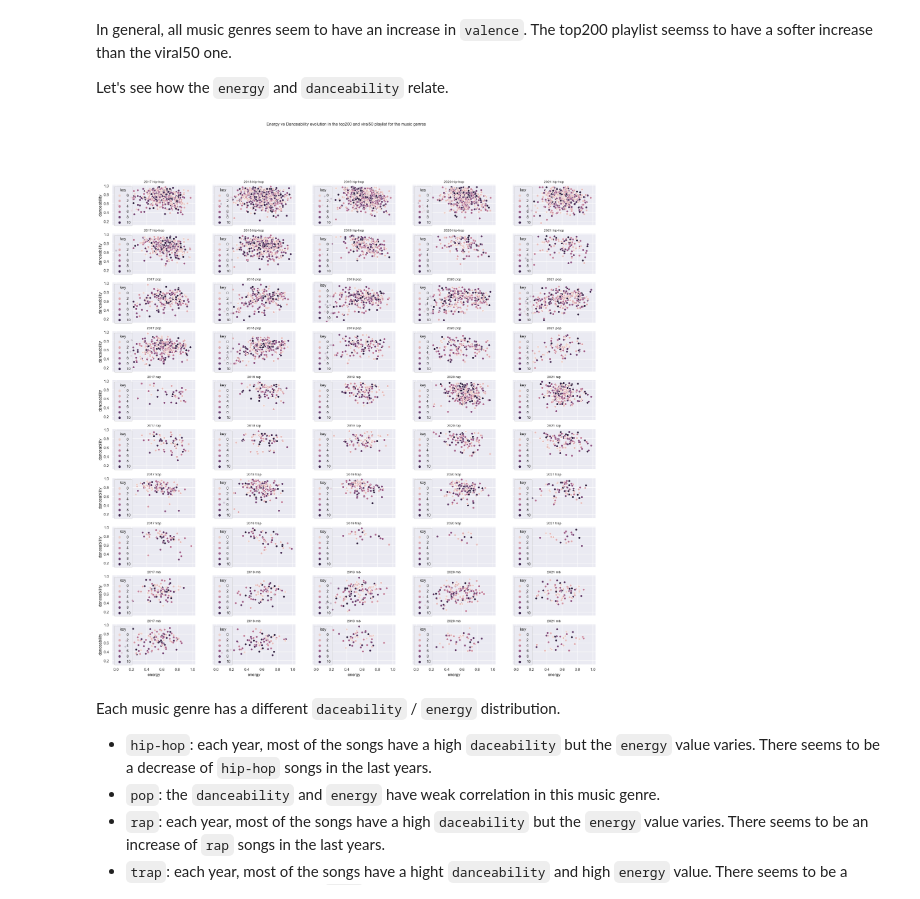
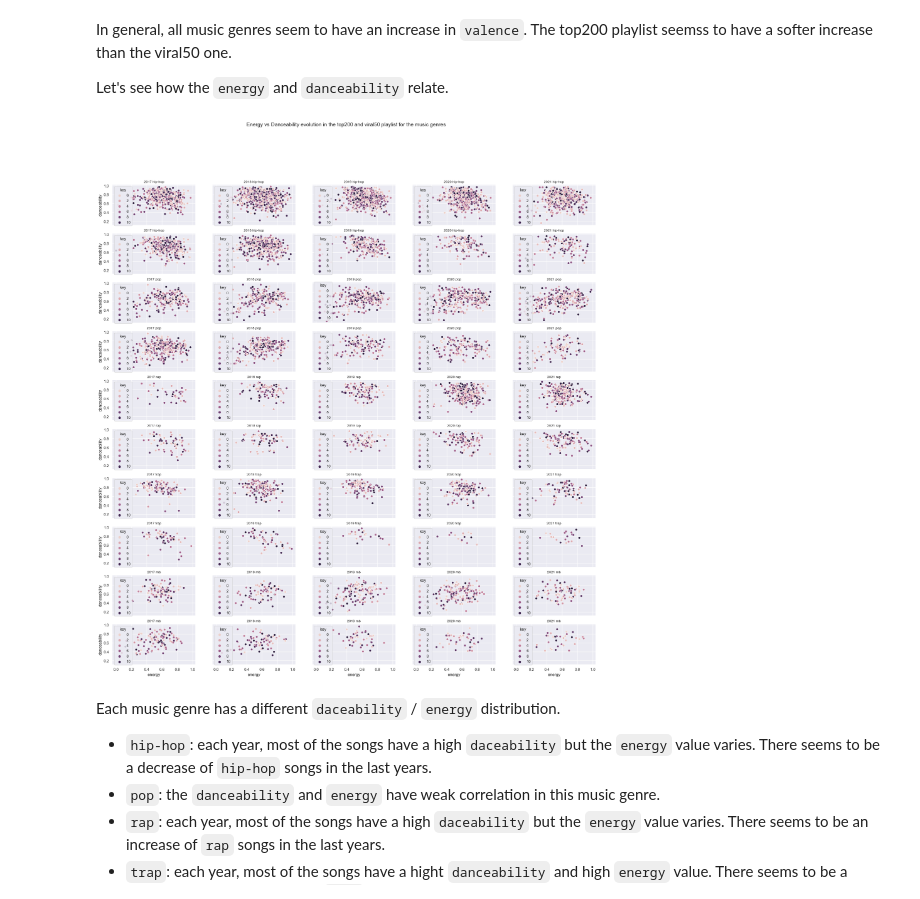
Before and after one commit to annassanchez/ETL_project, a Jupyter notebook: notebooks/6-analysis.ipynb, the cells around one changed output. Cells and saved outputs as stored; diff of their text form; code cells hidden in the pictures.

```diff
--- a/notebooks/6-analysis.ipynb
+++ b/notebooks/6-analysis.ipynb
@@ -224,21 +222,21 @@ Let's see how the `energy` and `danceability` relate.
 # %%
 sns.set_theme(style="darkgrid")
 list_years = top200.sort_values(by = ['playlist_date'])['playlist_date'].dt.year.unique().tolist()
 fig, axs = plt.subplots(ncols=len(list_years), nrows = 10, figsize = (25, 25), sharex = True, sharey = True)
 genres = [val for val in top5_musicgenre['music_genre'].tolist() for _ in (0, 1)]
-fig.suptitle('Energy vs Danceability evolution in the top200 and viral50 playlist for the music genres', fontsize=12)
+fig.suptitle('Energy vs Danceability evolution in the top200 and viral50 playlist for the music genres', fontsize=15)
 for genre, row in zip(genres, list(range(0, 10))):
         for year in list_years:
             if row % 2 == 0:
                 sns.scatterplot(x = top200[(top200['playlist_date'].dt.year == year) & (top200['music_genre'] == genre)].energy, y = top200[(top200['playlist_date'].dt.year == year) & (top200['music_genre'] == genre)].danceability,
                     hue= top200[(top200['playlist_date'].dt.year == year) & (top200['music_genre'] == genre)].key, ax=axs[row][list_years.index(year)]);
                 axs[row][list_years.index(year)].set_title(str(year) + ' ' + genre, fontsize=10)
             elif row % 2 != 0:
                 sns.scatterplot(x = viral50[(viral50['playlist_date'].dt.year == year) & (viral50['music_genre'] == genre)].energy, y = viral50[(viral50['playlist_date'].dt.year == year) & (viral50['music_genre'] == genre)].danceability,
                     hue= viral50[(viral50['playlist_date'].dt.year == year) & (viral50['music_genre'] == genre)].key, ax=axs[row][list_years.index(year)]);
                 axs[row][list_years.index(year)].set_title(str(year) + ' ' + genre, fontsize=10)
 # %% [output]
-[figure, old version]
+[figure, new version]
 # %% [markdown]
 Each music genre has a different `daceability` / `energy` distribution.
 
```
Also changed, not shown: parts of 2 cells of this notebook.
